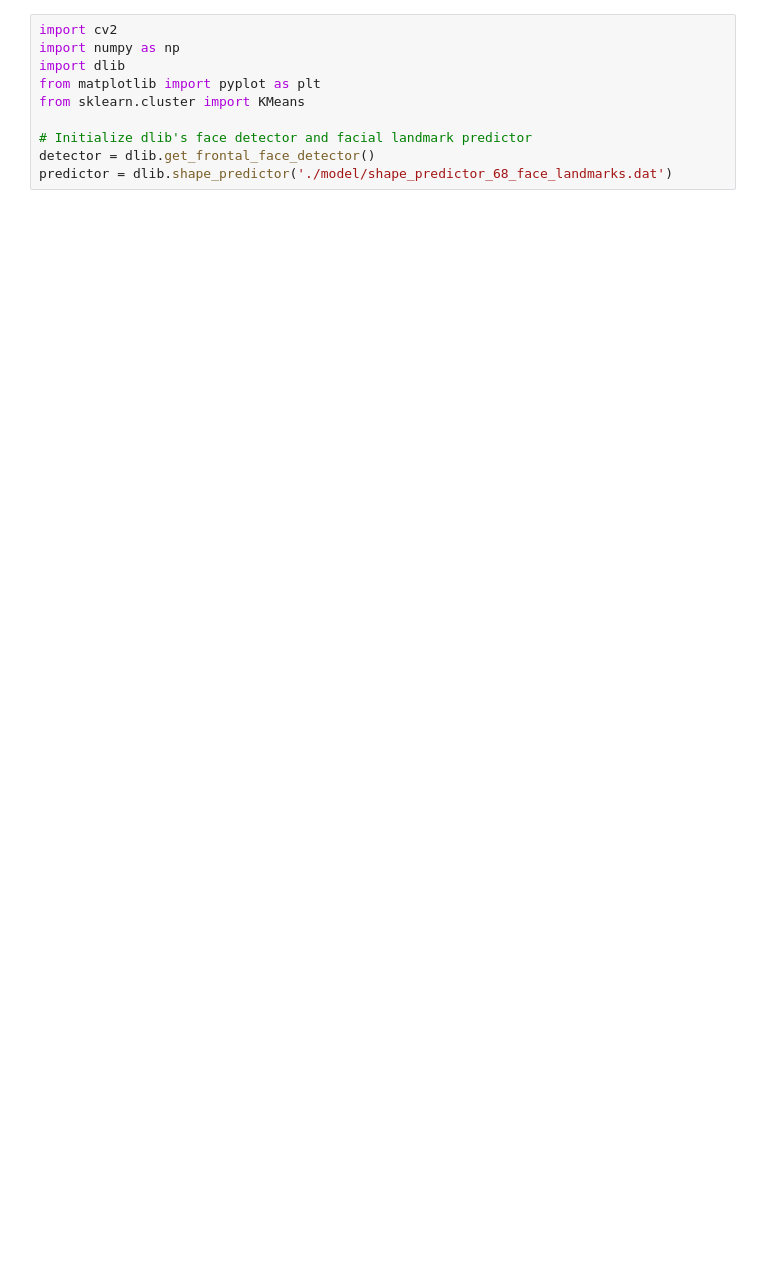
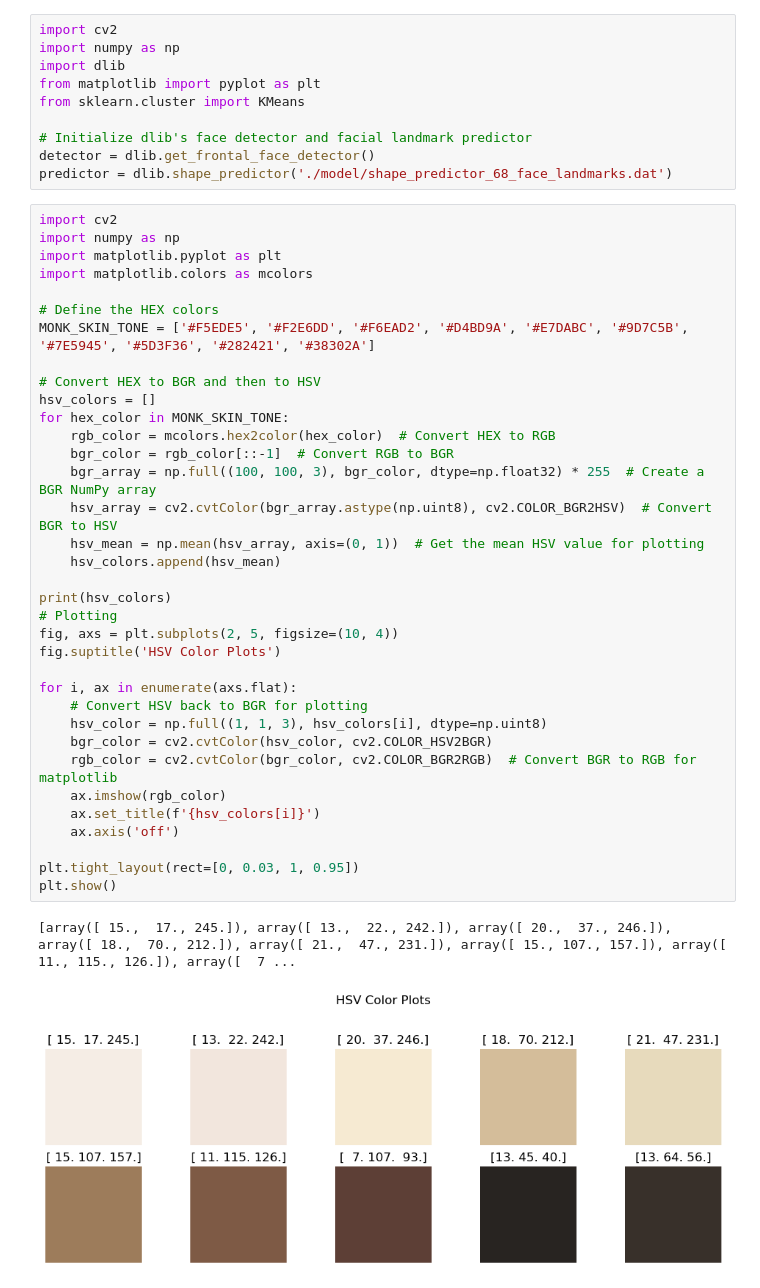
Before and after one commit to Beeditor04/Facial-Features-for-Glasses-Frame-Recommendation-System, a Jupyter notebook: 2.skinToneTypeDetection.ipynb, the cells around one changed output. Saved outputs shown, nothing was run; the diff lists cells and outputs as text; blank space fills up the shorter version.

Commit message:
full

```diff
--- a/2.skinToneTypeDetection.ipynb
+++ b/2.skinToneTypeDetection.ipynb
@@ -8,5 +8,43 @@ from sklearn.cluster import KMeans
 # Initialize dlib's face detector and facial landmark predictor
 detector = dlib.get_frontal_face_detector()
 predictor = dlib.shape_predictor('./model/shape_predictor_68_face_landmarks.dat')
+# %%
+import cv2
+import numpy as np
+import matplotlib.pyplot as plt
+import matplotlib.colors as mcolors
+
+# Define the HEX colors
+MONK_SKIN_TONE = ['#F5EDE5', '#F2E6DD', '#F6EAD2', '#D4BD9A', '#E7DABC', '#9D7C5B', '#7E5945', '#5D3F36', '#282421', '#38302A']
+
+# Convert HEX to BGR and then to HSV
+hsv_colors = []
+for hex_color in MONK_SKIN_TONE:
+    rgb_color = mcolors.hex2color(hex_color)  # Convert HEX to RGB
+    bgr_color = rgb_color[::-1]  # Convert RGB to BGR
+    bgr_array = np.full((100, 100, 3), bgr_color, dtype=np.float32) * 255  # Create a BGR NumPy array
+    hsv_array = cv2.cvtColor(bgr_array.astype(np.uint8), cv2.COLOR_BGR2HSV)  # Convert BGR to HSV
+    hsv_mean = np.mean(hsv_array, axis=(0, 1))  # Get the mean HSV value for plotting
+    hsv_colors.append(hsv_mean)
+
+print(hsv_colors)
+# Plotting
+fig, axs = plt.subplots(2, 5, figsize=(10, 4))
+fig.suptitle('HSV Color Plots')
+
+for i, ax in enumerate(axs.flat):
+    # Convert HSV back to BGR for plotting
+    hsv_color = np.full((1, 1, 3), hsv_colors[i], dtype=np.uint8)
+    bgr_color = cv2.cvtColor(hsv_color, cv2.COLOR_HSV2BGR)
+    rgb_color = cv2.cvtColor(bgr_color, cv2.COLOR_BGR2RGB)  # Convert BGR to RGB for matplotlib
+    ax.imshow(rgb_color)
+    ax.set_title(f'{hsv_colors[i]}')
+    ax.axis('off')
+
+plt.tight_layout(rect=[0, 0.03, 1, 0.95])
+plt.show()
+# %% [output]
+[array([ 15.,  17., 245.]), array([ 13.,  22., 242.]), array([ 20.,  37., 246.]), array([ 18.,  70., 212.]), array([ 21.,  47., 231.]), array([ 15., 107., 157.]), array([ 11., 115., 126.]), array([  7 ...
+[figure, added]
 # %%
 # Load the image
```
Also changed, not shown: parts of 2 cells of this notebook, 2 other files.
